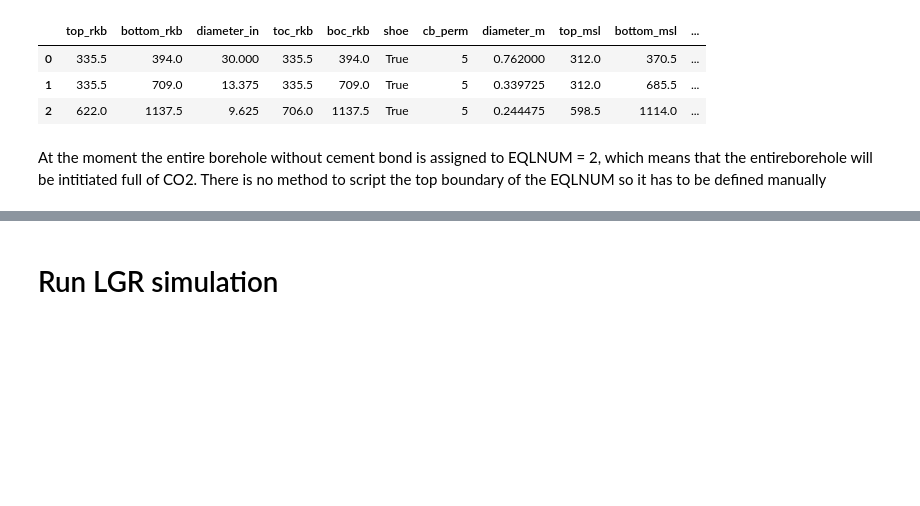
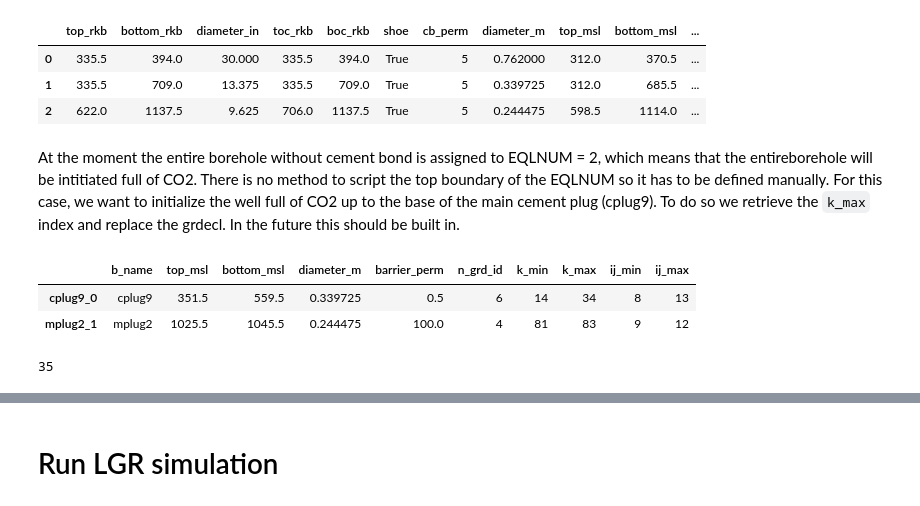
Before and after one commit to equinor/SCREEN, a Jupyter notebook: notebooks/pflotran_gap.ipynb, the cells around one changed output, grey strips where cells are left out. Cells and saved outputs as stored; diff of their text form; code cells hidden in the pictures; blank space fills up the shorter version.

Commit message:
Include support for edting LGR file EQLNUM

```diff
--- a/notebooks/pflotran_gap.ipynb
+++ b/notebooks/pflotran_gap.ipynb
@@ -474,4 +461,15 @@ Output LGR CARFIN to:  /scratch/SCS/gpb/SCREEN/junk/SCREEN/test_data/examples/wi
 | 1 | 335.5 | 709.0 | 13.375 | 335.5 | 709.0 | True | 5 | 0.339725 | 312.0 | 685.5 | ... |
 | 2 | 622.0 | 1137.5 | 9.625 | 706.0 | 1137.5 | True | 5 | 0.244475 | 598.5 | 1114.0 | ... |
 # %% [markdown]
-At the moment the entire borehole without cement bond is assigned to EQLNUM = 2, which means that the entireborehole will be intitiated full of CO2. There is no method to script the top boundary of the EQLNUM so it has to be defined manually
+At the moment the entire borehole without cement bond is assigned to EQLNUM = 2, which means that the entireborehole will be intitiated full of CO2. There is no method to script the top boundary of the EQLNUM so it has to be defined manually. For this case, we want to initialize the well full of CO2 up to the base of the main cement plug (cplug9). To do so we retrieve the `k_max` index and replace the grdecl. In the future this should be built in.
+# %%
+barriers_mod_df
+# %% [output]
+|  | b_name | top_msl | bottom_msl | diameter_m | barrier_perm | n_grd_id | k_min | k_max | ij_min | ij_max |
+| cplug9_0 | cplug9 | 351.5 | 559.5 | 0.339725 | 0.5 | 6 | 14 | 34 | 8 | 13 |
+| mplug2_1 | mplug2 | 1025.5 | 1045.5 | 0.244475 | 100.0 | 4 | 81 | 83 | 9 | 12 |
+# %%
+top_eql_k = barriers_mod_df.iloc[0]['k_max'] + 1
+top_eql_k
+# %% [output]
+35
```
Also changed, not shown: parts of 8 cells of this notebook.
